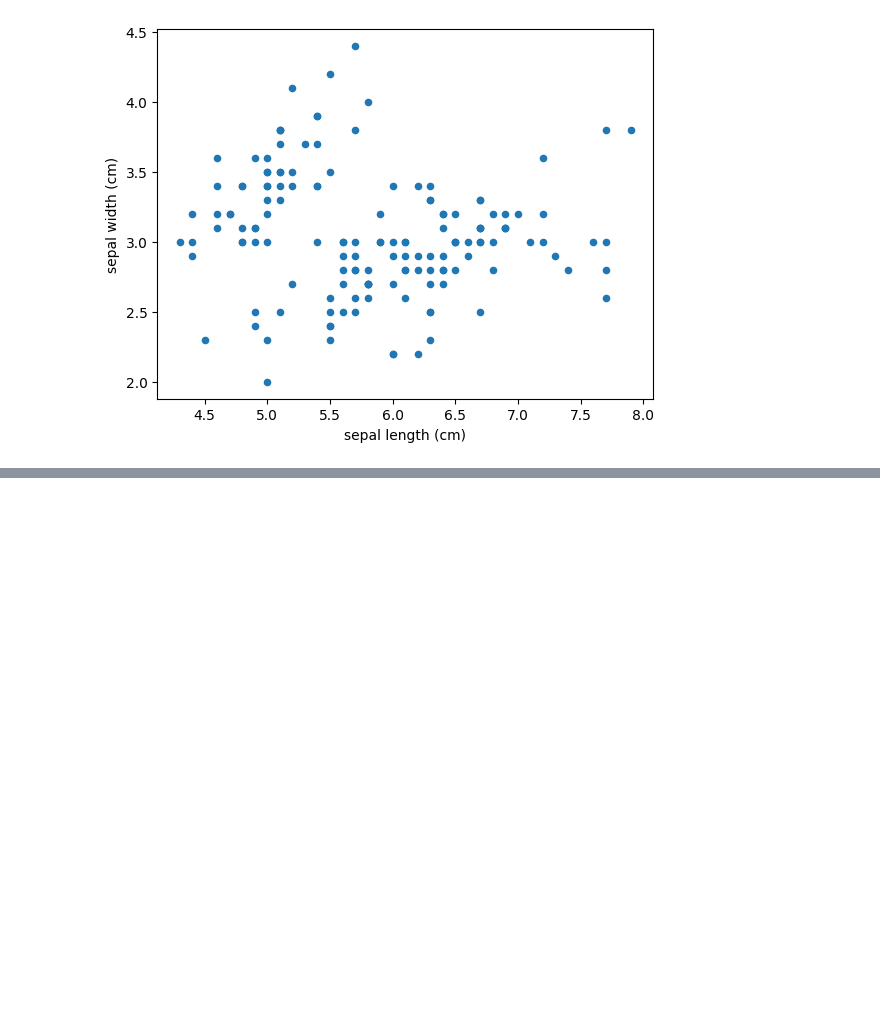
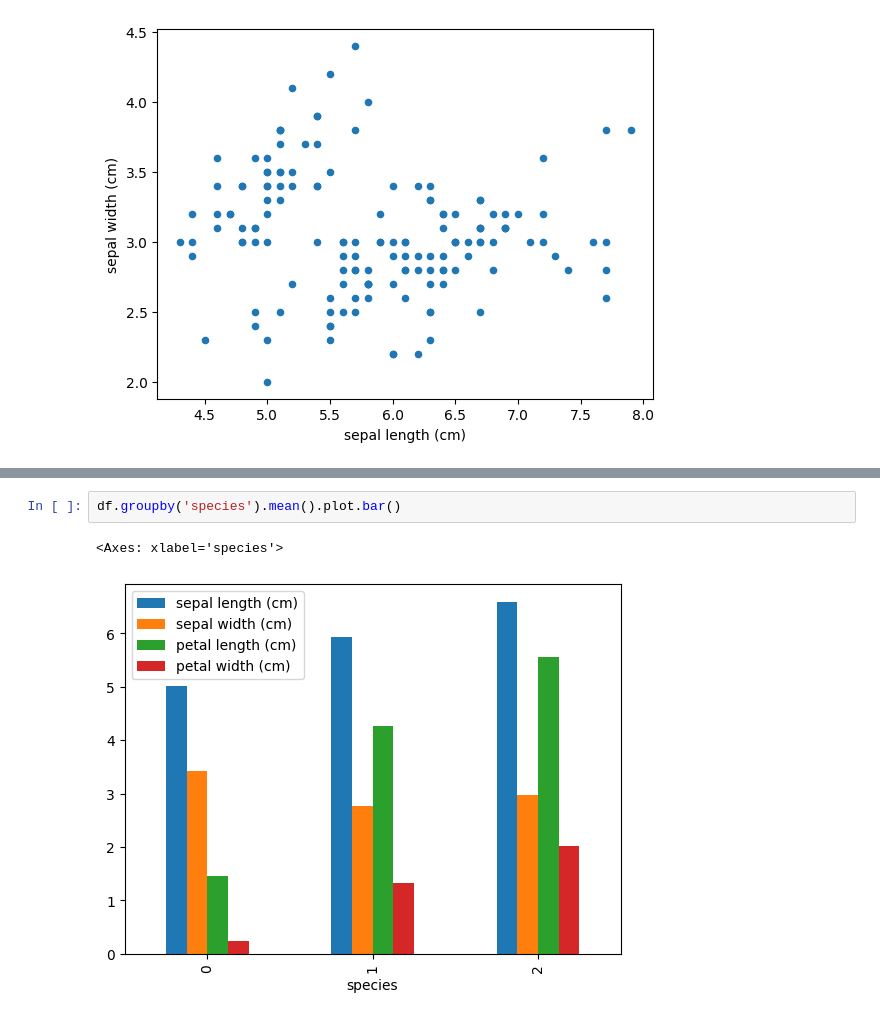
Before and after one commit to matheusoliv16/Python_DSA, a Jupyter notebook: pandas/pandas.ipynb, the cells around one changed output, grey strips where cells are left out. Saved outputs shown, nothing was run; the diff lists cells and outputs as text; blank space fills up the shorter version.

```diff
--- a/pandas/pandas.ipynb
+++ b/pandas/pandas.ipynb
@@ -517,0 +522,5 @@ columns = ['sepal length (cm)']
+# %%
+df.groupby('species').mean().plot.bar()
+# %% [output]
+<Axes: xlabel='species'>
+[figure, added]
```
Also changed, not shown: parts of 5 cells of this notebook, 2 other files.
